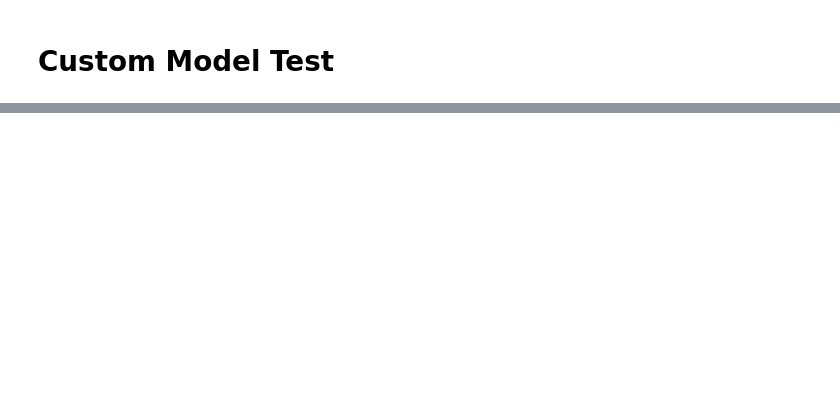
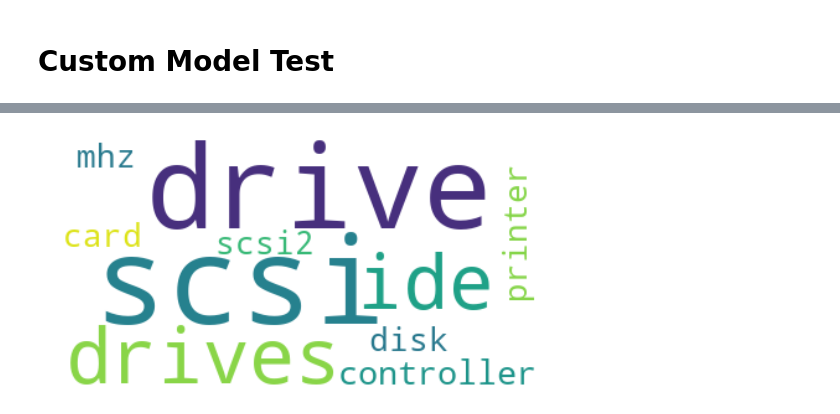
Before and after one commit to konkinit/topic_modeling, a Jupyter notebook: notebooks/drafts.ipynb, the cells around one changed output, grey strips where cells are left out. Saved outputs shown, nothing was run; the diff lists cells and outputs as text; code cells hidden in the pictures; blank space fills up the shorter version.

```diff
--- a/notebooks/drafts.ipynb
+++ b/notebooks/drafts.ipynb
@@ -62,0 +33,21 @@ mmr_model_ = getMaximalMarginalRelevance(mmr_params)
+# %%
+# transformer_ = "dangvantuan/sentence-camembert-large"
+# docs_name = "chatbot-sample"
+
+transformer_ = "all-MiniLM-L6-v2"
+docs_name = "fetch-sample"
+
+docs = fetch_20newsgroups(subset="all", remove=("headers", "footers", "quotes"))["data"]
+# %%
+umap_model = getDimReductionModel(umap_data())
+hdbscan_model = getClusteringModel(hdbscan_data())
+vectorizer_model = getTokenizer(tokenizer_data(language="english"))
+ctfidf_model = getTfidfTransformers(tfidf_data())
+mmr_model = getMaximalMarginalRelevance(mmr_data())
+
+bertopic_config = bertopic_data(
+    umap_model, hdbscan_model, vectorizer_model, ctfidf_model, mmr_model
+)
+# %%
+bert_topic_inst = BERTopic_(bertopic_config)
+bert_topic_inst.fit_(transformer_, docs_name, docs)
@@ -62,0 +80,4 @@ mmr_model_ = getMaximalMarginalRelevance(mmr_params)
+# %%
+create_wordcloud(bert_topic_inst.model, 1)
+# %% [output]
+[figure, added]
```
Also changed, not shown: parts of 11 cells of this notebook, 11 other files.
